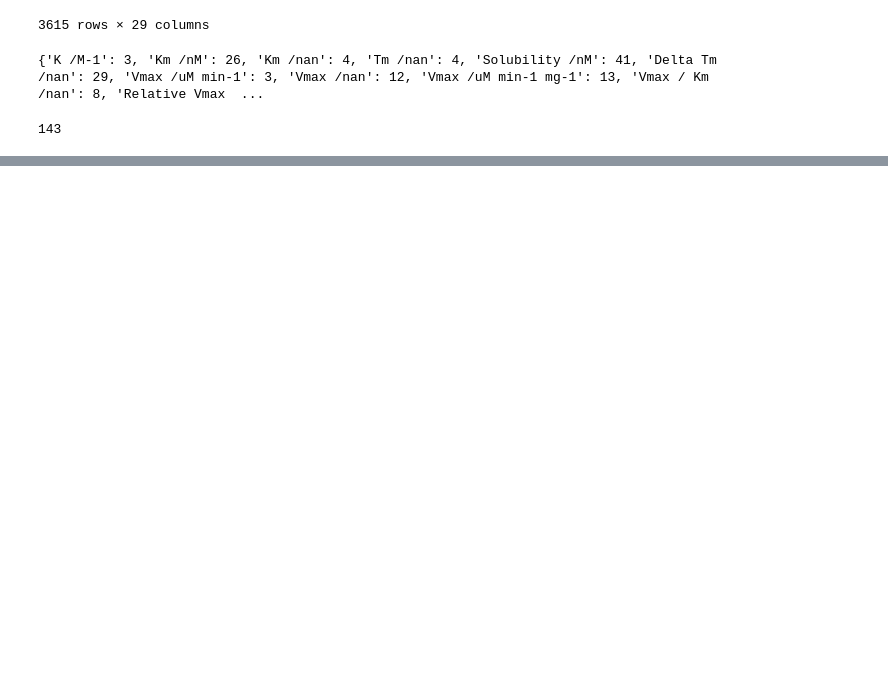
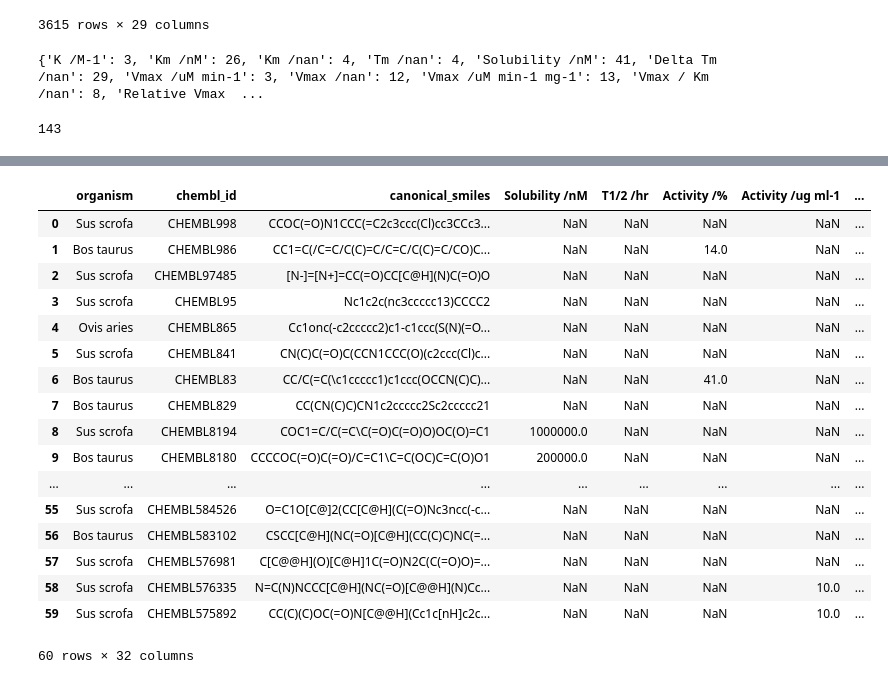
Before and after one commit to Cargill-Capstone2021/ADME-modeling-for-Cargill, a Jupyter notebook: working/data_preparation.ipynb, the cells around one changed output, grey strips where cells are left out. Saved outputs shown, nothing was run; the diff lists cells and outputs as text; code cells hidden in the pictures; blank space fills up the shorter version.

```diff
--- a/working/data_preparation.ipynb
+++ b/working/data_preparation.ipynb
@@ -163,0 +165,4 @@ len(seen_sorted)
+# %%
+df_cattle = df_cattle.sort_values(by=['chembl_id'], ascending=False).reset_index(drop=True)
+
+df_cattle
@@ -163,0 +183,4 @@ len(seen_sorted)
+# %%
+df_cattle.iloc[3] = df_cattle.iloc[3].combine_first(df_cattle.iloc[4])
+
+df_cattle
@@ -163,0 +201,18 @@ len(seen_sorted)
+# %%
+new_rows = []
+df_cattle_result = pd.DataFrame(columns=df_cattle.columns)
+#df_cattle_result = df_cattle_result.append(df_cattle.iloc[0], ignore_index=True, sort=False)
+
+result_i = 0
+for i, row in df_cattle.iterrows():
+    if i==0:
+        continue
+    if row['chembl_id'] == df_cattle.loc[i-1, 'chembl_id']:
+        df_cattle.iloc[i] = df_cattle.iloc[i-1].combine_first(df_cattle.iloc[i])
+    else:
+        df_cattle_result = df_cattle_result.append(df_cattle.iloc[i-1], ignore_index=True)
+
+df_cattle_result = df_cattle_result.append(df_cattle.iloc[len(df_cattle)-1], ignore_index=True)
+
+
+df_cattle_result
@@ -163,0 +233,29 @@ len(seen_sorted)
+# %%
+df_cattle_result = df_cattle_result.drop(columns=['alogp', 'hba', 'hbd', 'psa', 'rtb', 'ro3_pass',
+                                                  'num_ro5_violations', 'cx_most_apka', 'cx_most_bpka', 'full_mwt',
+                                                  'cx_logp', 'cx_logd', 'molecular_species', 'mw_freebase',
+                                                  'aromatic_rings', 'heavy_atoms', 'qed_weighted', 'mw_monoisotopic',
+                                                  'full_molformula', 'hba_lipinski', 'hbd_lipinski',
+                                                  'num_lipinski_ro5_violations', 'standard_type', 'standard_value',
+                                                  'standard_units', 'standard_inchi'])
+# %%
+df_cattle_result.head(n=60)
+# %% [output]
+|  | organism | chembl_id | canonical_smiles | Solubility /nM | T1/2 /hr | Activity /% | Activity /ug ml-1 | ... |
+| 0 | Sus scrofa | CHEMBL998 | CCOC(=O)N1CCC(=C2c3ccc(Cl)cc3CCc3... | NaN | NaN | NaN | NaN | ... |
+| 1 | Bos taurus | CHEMBL986 | CC1=C(/C=C/C(C)=C/C=C/C(C)=C/CO)C... | NaN | NaN | 14.0 | NaN | ... |
+| 2 | Sus scrofa | CHEMBL97485 | [N-]=[N+]=CC(=O)CC[C@H](N)C(=O)O | NaN | NaN | NaN | NaN | ... |
+| 3 | Sus scrofa | CHEMBL95 | Nc1c2c(nc3ccccc13)CCCC2 | NaN | NaN | NaN | NaN | ... |
+| 4 | Ovis aries | CHEMBL865 | Cc1onc(-c2ccccc2)c1-c1ccc(S(N)(=O... | NaN | NaN | NaN | NaN | ... |
+| 5 | Sus scrofa | CHEMBL841 | CN(C)C(=O)C(CCN1CCC(O)(c2ccc(Cl)c... | NaN | NaN | NaN | NaN | ... |
+| 6 | Bos taurus | CHEMBL83 | CC/C(=C(\c1ccccc1)c1ccc(OCCN(C)C)... | NaN | NaN | 41.0 | NaN | ... |
+| 7 | Bos taurus | CHEMBL829 | CC(CN(C)C)CN1c2ccccc2Sc2ccccc21 | NaN | NaN | NaN | NaN | ... |
+| 8 | Sus scrofa | CHEMBL8194 | COC1=C/C(=C\C(=O)C(=O)O)OC(O)=C1 | 1000000.0 | NaN | NaN | NaN | ... |
+| 9 | Bos taurus | CHEMBL8180 | CCCCOC(=O)C(=O)/C=C1\C=C(OC)C=C(O)O1 | 200000.0 | NaN | NaN | NaN | ... |
+| ... | ... | ... | ... | ... | ... | ... | ... | ... |
+| 55 | Sus scrofa | CHEMBL584526 | O=C1O[C@]2(CC[C@H](C(=O)Nc3ncc(-c... | NaN | NaN | NaN | NaN | ... |
+| 56 | Bos taurus | CHEMBL583102 | CSCC[C@H](NC(=O)[C@H](CC(C)C)NC(=... | NaN | NaN | NaN | NaN | ... |
+| 57 | Sus scrofa | CHEMBL576981 | C[C@@H](O)[C@H]1C(=O)N2C(C(=O)O)=... | NaN | NaN | NaN | NaN | ... |
+| 58 | Sus scrofa | CHEMBL576335 | N=C(N)NCCC[C@H](NC(=O)[C@@H](N)Cc... | NaN | NaN | NaN | 10.0 | ... |
+| 59 | Sus scrofa | CHEMBL575892 | CC(C)(C)OC(=O)N[C@@H](Cc1c[nH]c2c... | NaN | NaN | NaN | 10.0 | ... |
+60 rows × 32 columns
```
Also changed, not shown: parts of 14 cells of this notebook.
